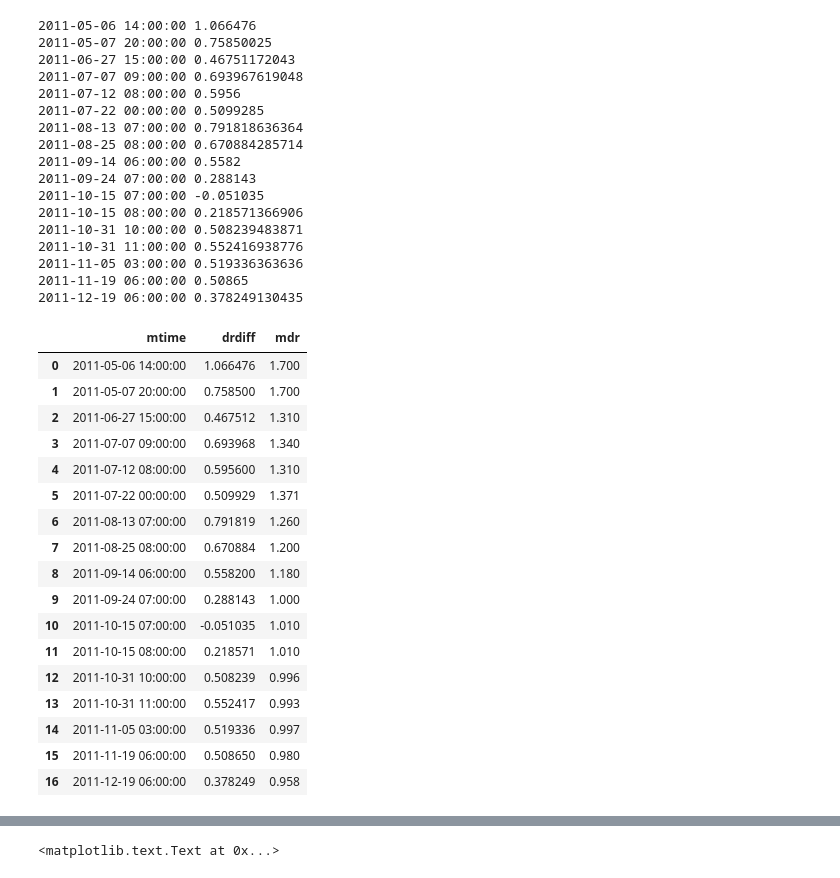
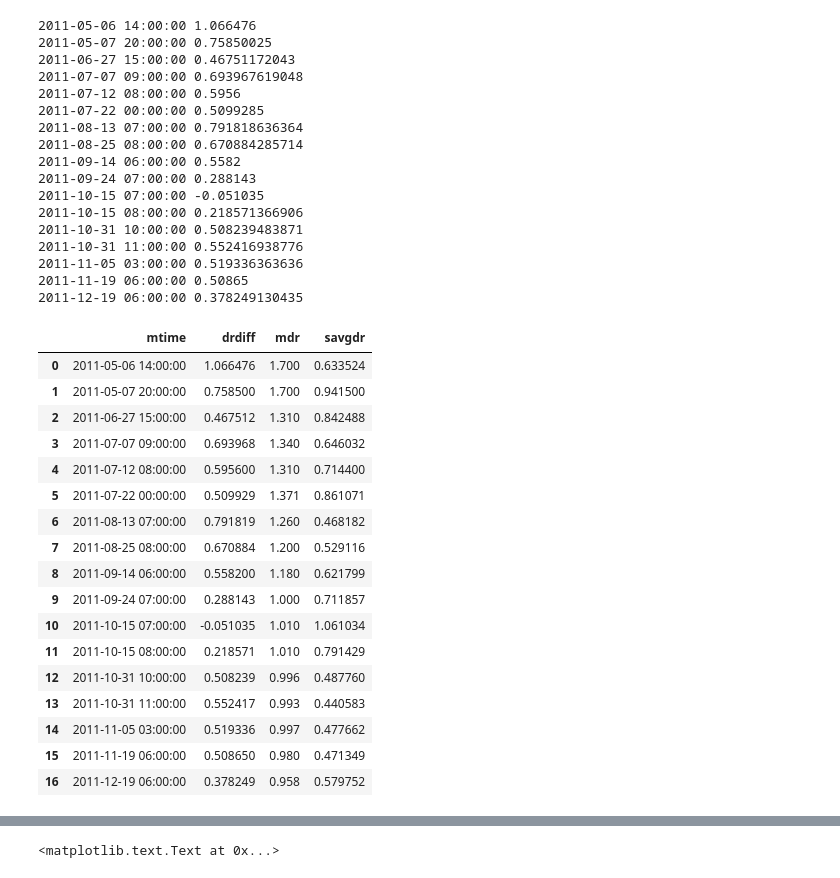
Before and after one commit to fdac15/fukushima, a Jupyter notebook: doserate_difference_plots.ipynb, the cells around one changed output, grey strips where cells are left out. Drawn from its saved outputs; the diff is of its cells as text; code cells hidden in the pictures.

```diff
--- a/doserate_difference_plots.ipynb
+++ b/doserate_difference_plots.ipynb
@@ -33,24 +33,24 @@ avdf.mtime = pd.to_datetime(avdf.mtime)
 2011-11-05 03:00:00 0.519336363636
 2011-11-19 06:00:00 0.50865
 2011-12-19 06:00:00 0.378249130435
-# %%
-avdf
-# %% [output]
-|  | mtime | drdiff | mdr |
-| 0 | 2011-05-06 14:00:00 | 1.066476 | 1.700 |
-| 1 | 2011-05-07 20:00:00 | 0.758500 | 1.700 |
-| 2 | 2011-06-27 15:00:00 | 0.467512 | 1.310 |
-| 3 | 2011-07-07 09:00:00 | 0.693968 | 1.340 |
-| 4 | 2011-07-12 08:00:00 | 0.595600 | 1.310 |
-| 5 | 2011-07-22 00:00:00 | 0.509929 | 1.371 |
-| 6 | 2011-08-13 07:00:00 | 0.791819 | 1.260 |
-| 7 | 2011-08-25 08:00:00 | 0.670884 | 1.200 |
-| 8 | 2011-09-14 06:00:00 | 0.558200 | 1.180 |
-| 9 | 2011-09-24 07:00:00 | 0.288143 | 1.000 |
-| 10 | 2011-10-15 07:00:00 | -0.051035 | 1.010 |
-| 11 | 2011-10-15 08:00:00 | 0.218571 | 1.010 |
-| 12 | 2011-10-31 10:00:00 | 0.508239 | 0.996 |
-| 13 | 2011-10-31 11:00:00 | 0.552417 | 0.993 |
-| 14 | 2011-11-05 03:00:00 | 0.519336 | 0.997 |
-| 15 | 2011-11-19 06:00:00 | 0.508650 | 0.980 |
-| 16 | 2011-12-19 06:00:00 | 0.378249 | 0.958 |
+# %%
+avdf3
+# %% [output]
+|  | mtime | drdiff | mdr | savgdr |
+| 0 | 2011-05-06 14:00:00 | 1.066476 | 1.700 | 0.633524 |
+| 1 | 2011-05-07 20:00:00 | 0.758500 | 1.700 | 0.941500 |
+| 2 | 2011-06-27 15:00:00 | 0.467512 | 1.310 | 0.842488 |
+| 3 | 2011-07-07 09:00:00 | 0.693968 | 1.340 | 0.646032 |
+| 4 | 2011-07-12 08:00:00 | 0.595600 | 1.310 | 0.714400 |
+| 5 | 2011-07-22 00:00:00 | 0.509929 | 1.371 | 0.861071 |
+| 6 | 2011-08-13 07:00:00 | 0.791819 | 1.260 | 0.468182 |
+| 7 | 2011-08-25 08:00:00 | 0.670884 | 1.200 | 0.529116 |
+| 8 | 2011-09-14 06:00:00 | 0.558200 | 1.180 | 0.621799 |
+| 9 | 2011-09-24 07:00:00 | 0.288143 | 1.000 | 0.711857 |
+| 10 | 2011-10-15 07:00:00 | -0.051035 | 1.010 | 1.061034 |
+| 11 | 2011-10-15 08:00:00 | 0.218571 | 1.010 | 0.791429 |
+| 12 | 2011-10-31 10:00:00 | 0.508239 | 0.996 | 0.487760 |
+| 13 | 2011-10-31 11:00:00 | 0.552417 | 0.993 | 0.440583 |
+| 14 | 2011-11-05 03:00:00 | 0.519336 | 0.997 | 0.477662 |
+| 15 | 2011-11-19 06:00:00 | 0.508650 | 0.980 | 0.471349 |
+| 16 | 2011-12-19 06:00:00 | 0.378249 | 0.958 | 0.579752 |
```
Also changed, not shown: parts of 4 cells of this notebook, 3 other files.
